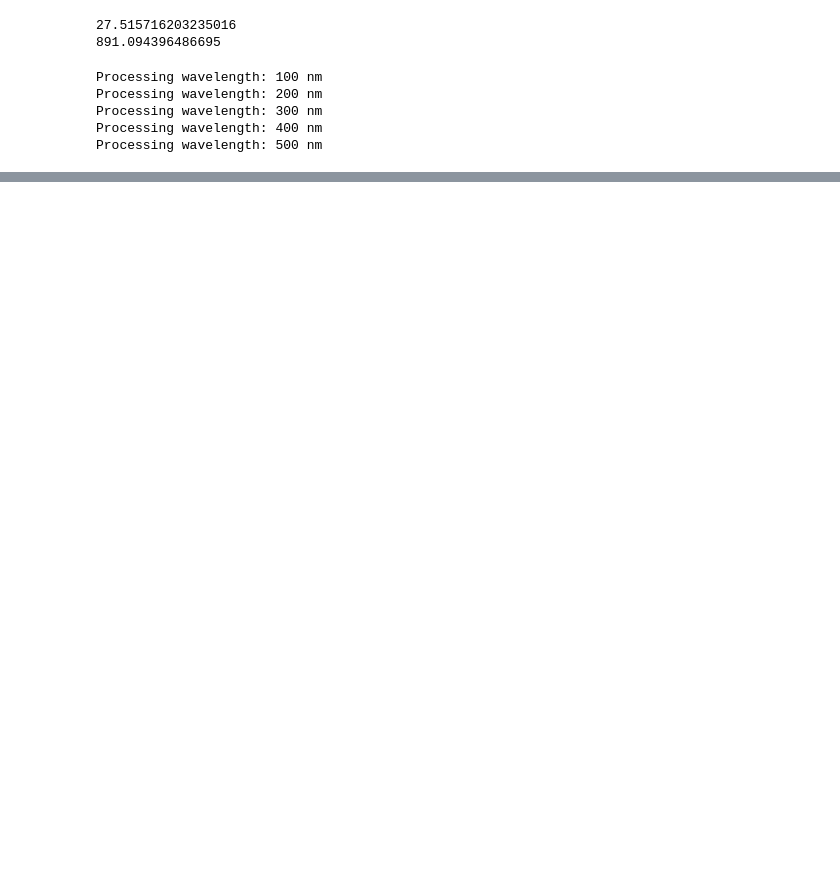
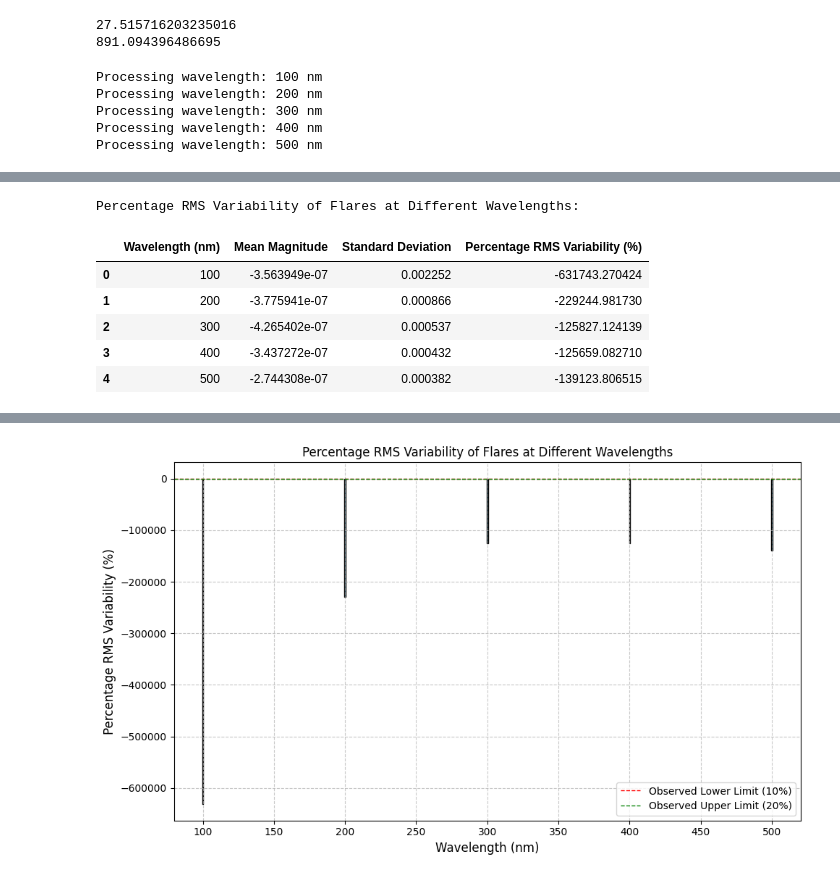
Before and after one commit to 221Shaurya/AGN_variability, a Jupyter notebook: color_evolution.ipynb, the cells around one changed output, grey strips where cells are left out. Drawn from its saved outputs; the diff is of its cells as text; code cells hidden in the pictures; blank space fills up the shorter version.

```diff
--- a/color_evolution.ipynb
+++ b/color_evolution.ipynb
@@ -496,0 +853,70 @@ display(sf_slopes_df)
+# %%
+# Cell 29: Calculate Percentage RMS Variability of Flares
+
+import numpy as np
+import matplotlib.pyplot as plt
+import pandas as pd
+
+# Define the time range over which to calculate the variability (in seconds)
+# For example, consider the entire time after warm-up period (times >= 0)
+time_range_mask = times >= 0
+times_in_range = times[time_range_mask]
+
+# Verify that times_in_range is not empty
+if len(times_in_range) == 0:
+    raise ValueError("No time points found within the specified time range.")
+
+# Initialize a list to store RMS variability data for each wavelength
+rms_variability_data = []
+
+# Calculate the percentage RMS variability for each wavelength
+for idx, wavelength in enumerate(wavelengths):
+    # Extract magnitude data within the time range
+    magnitudes_in_range = magnitudes[idx, time_range_mask]
+
+    # Compute the mean and standard deviation of the magnitude data
+    mean_mag = np.mean(magnitudes_in_range)
+    std_mag = np.std(magnitudes_in_range)
+
+    # Compute the percentage RMS variability
+    percentage_rms_variability = (std_mag / mean_mag) * 100   # In percentage
+
+    # Store the data
+    rms_variability_data.append({
+        'Wavelength (nm)': int(wavelength * 1e9),
+        'Mean Magnitude': mean_mag,
+        'Standard Deviation': std_mag,
+        'Percentage RMS Variability (%)': percentage_rms_variability
+    })
+
+# Create a DataFrame for better visualization
+rms_variability_df = pd.DataFrame(rms_variability_data)
+
+# Display the DataFrame
+print("Percentage RMS Variability of Flares at Different Wavelengths:")
+display(rms_variability_df)
+
+
+
+ # Plotting Percentage RMS Variability Across Wavelengths
+
+plt.figure(figsize=(10, 6))
+plt.bar(rms_variability_df['Wavelength (nm)'], rms_variability_df['Percentage RMS Variability (%)'],
+        color='skyblue', edgecolor='black')
+plt.axhline(10, color='red', linestyle='--', label='Observed Lower Limit (10%)')
+plt.axhline(20, color='green', linestyle='--', label='Observed Upper Limit (20%)')
+plt.xlabel('Wavelength (nm)')
+plt.ylabel('Percentage RMS Variability (%)')
+plt.title('Percentage RMS Variability of Flares at Different Wavelengths')
+plt.legend()
+plt.grid(True, linestyle='--', alpha=0.7)
+plt.tight_layout()
+plt.show()
+# %% [output]
+Percentage RMS Variability of Flares at Different Wavelengths:
+|  | Wavelength (nm) | Mean Magnitude | Standard Deviation | Percentage RMS Variability (%) |
+| 0 | 100 | -3.563949e-07 | 0.002252 | -631743.270424 |
+| 1 | 200 | -3.775941e-07 | 0.000866 | -229244.981730 |
+| 2 | 300 | -4.265402e-07 | 0.000537 | -125827.124139 |
+| 3 | 400 | -3.437272e-07 | 0.000432 | -125659.082710 |
+| 4 | 500 | -2.744308e-07 | 0.000382 | -139123.806515 |
@@ -496,0 +940 @@ display(sf_slopes_df)
+[figure, added]
```
Also changed, not shown: parts of 17 cells of this notebook, 6 other files.
